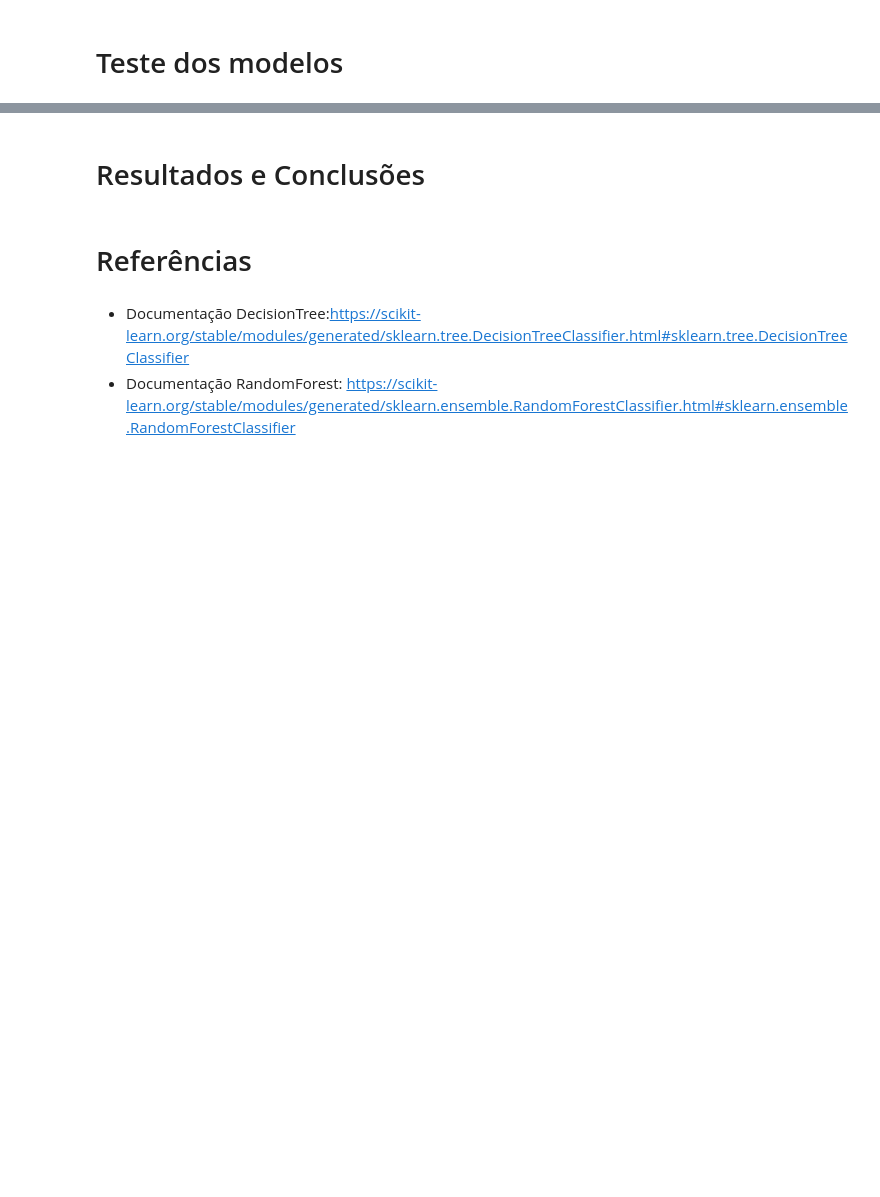
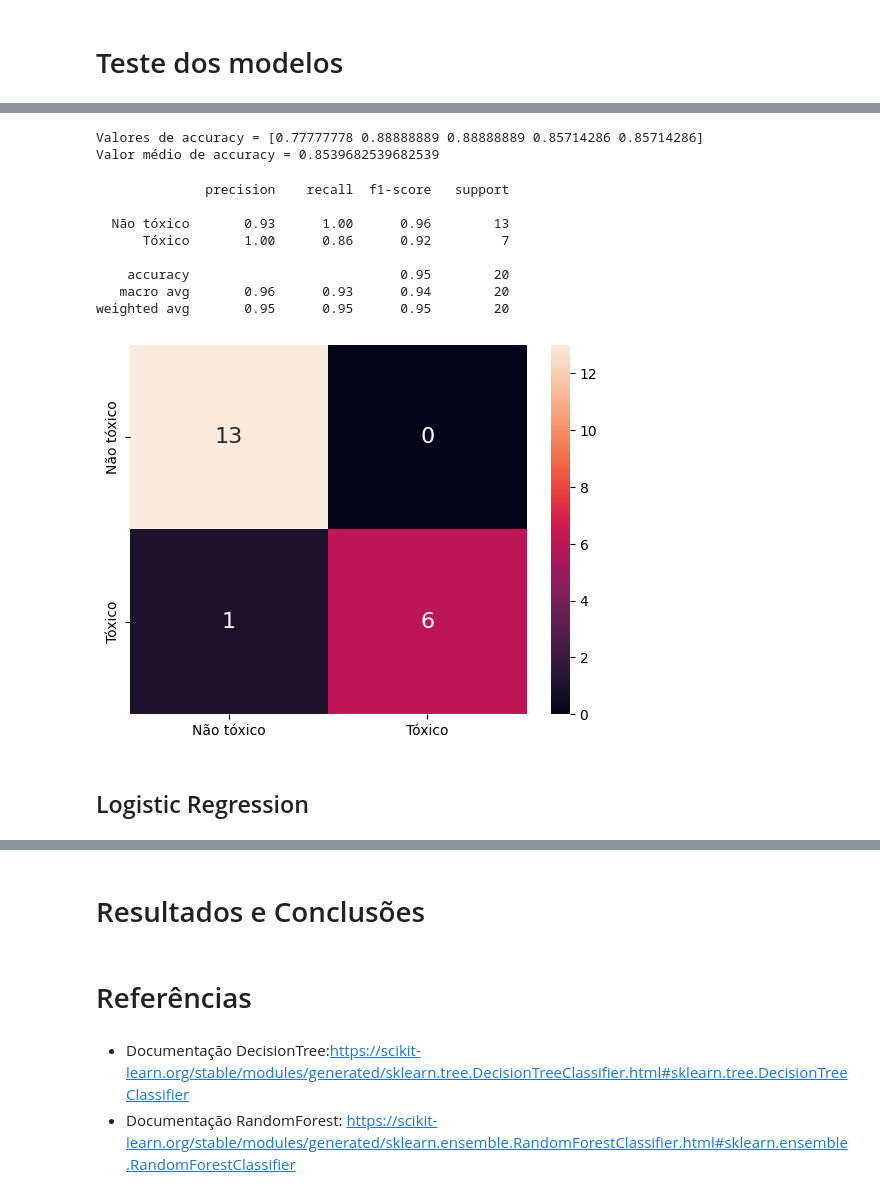
Before and after one commit to AnielNeto/Trabalho_Aprendizado_de_Maquina, a Jupyter notebook: Trabalho Aprendizado de Maquina.ipynb, the cells around one changed output, grey strips where cells are left out. Drawn from its saved outputs; the diff is of its cells as text; code cells hidden in the pictures; blank space fills up the shorter version.

```diff
--- a/Trabalho Aprendizado de Maquina.ipynb
+++ b/Trabalho Aprendizado de Maquina.ipynb
@@ -1108,0 +1339,3 @@ Parâmetros do melhor trial: {'n_estimators': 110, 'criterion': 'entropy', 'max_
+# %%
+parametros_otimizados_svc = resultado_svc.params.copy()
+pprint(parametros_otimizados_svc)
@@ -1108,0 +1387,47 @@ Parâmetros do melhor trial: {'n_estimators': 110, 'criterion': 'entropy', 'max_
+# %%
+kf_svc = StratifiedKFold(5, shuffle=True, random_state=semente)
+
+accuracy_svc = cross_val_score(
+    pipeline_svc,
+    x_treino,
+    y_treino,
+    scoring="accuracy",
+    cv=kf_svc
+    )
+
+media_accuracy_svc = accuracy_svc.mean()
+
+print(f"Valores de accuracy = {accuracy_svc}")
+print(f"Valor médio de accuracy = {media_accuracy_svc}")
+# %% [output]
+Valores de accuracy = [0.77777778 0.88888889 0.88888889 0.85714286 0.85714286]
+Valor médio de accuracy = 0.8539682539682539
+# %%
+pipeline_svc.fit(x_treino, y_treino)
+y_previsao = pipeline_svc.predict(x_teste)
+
+matriz_conf = confusion_matrix(y_teste, y_previsao, labels=[0, 1])
+df_conf = pd.DataFrame(matriz_conf, ordem_labels, ordem_labels)
+
+sns.heatmap(df_conf, annot=True, annot_kws={"size": 16})
+
+print(
+    classification_report(
+        y_teste,
+        y_previsao,
+        target_names=ordem_labels,
+        zero_division=0,
+    )
+)
+# %% [output]
+              precision    recall  f1-score   support
+
+  Não tóxico       0.93      1.00      0.96        13
+      Tóxico       1.00      0.86      0.92         7
+
+    accuracy                           0.95        20
+   macro avg       0.96      0.93      0.94        20
+weighted avg       0.95      0.95      0.95        20
+[figure, added]
+# %% [markdown]
+## Logistic Regression
```
Also changed, not shown: parts of 40 cells of this notebook.
